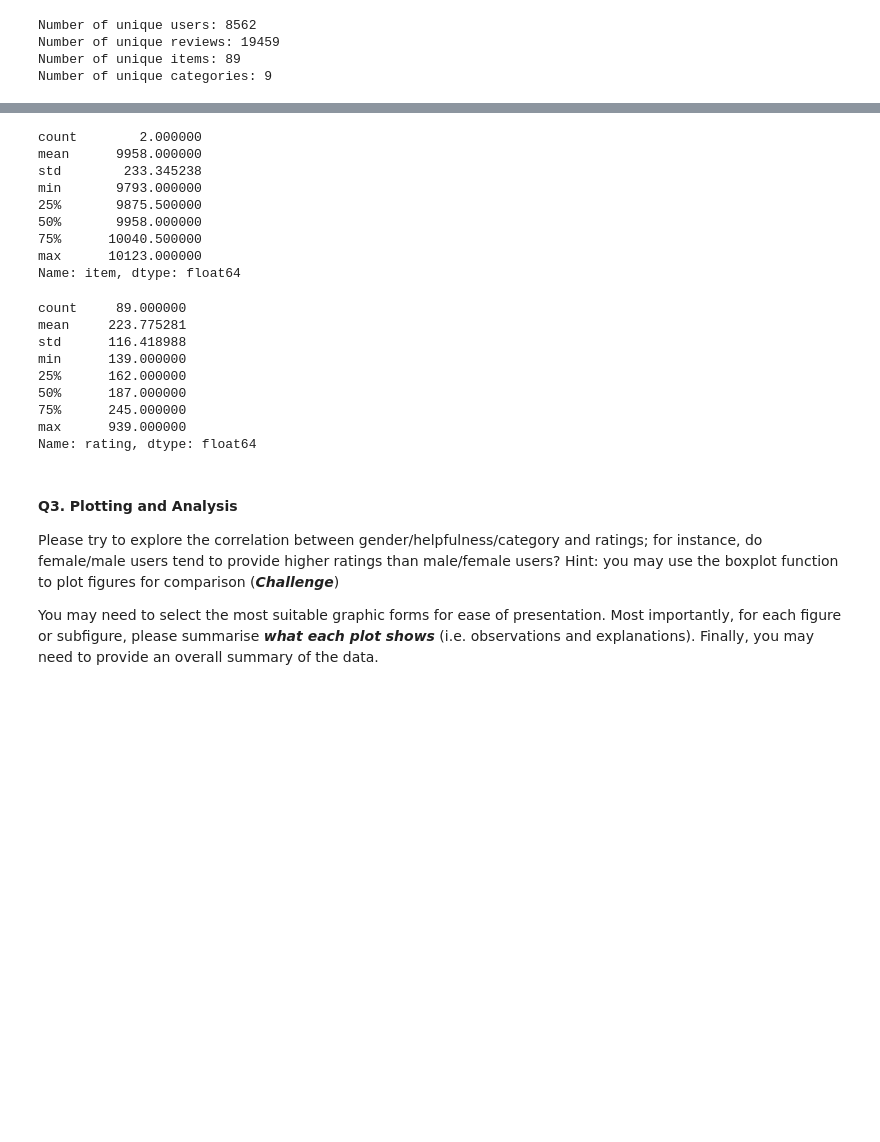
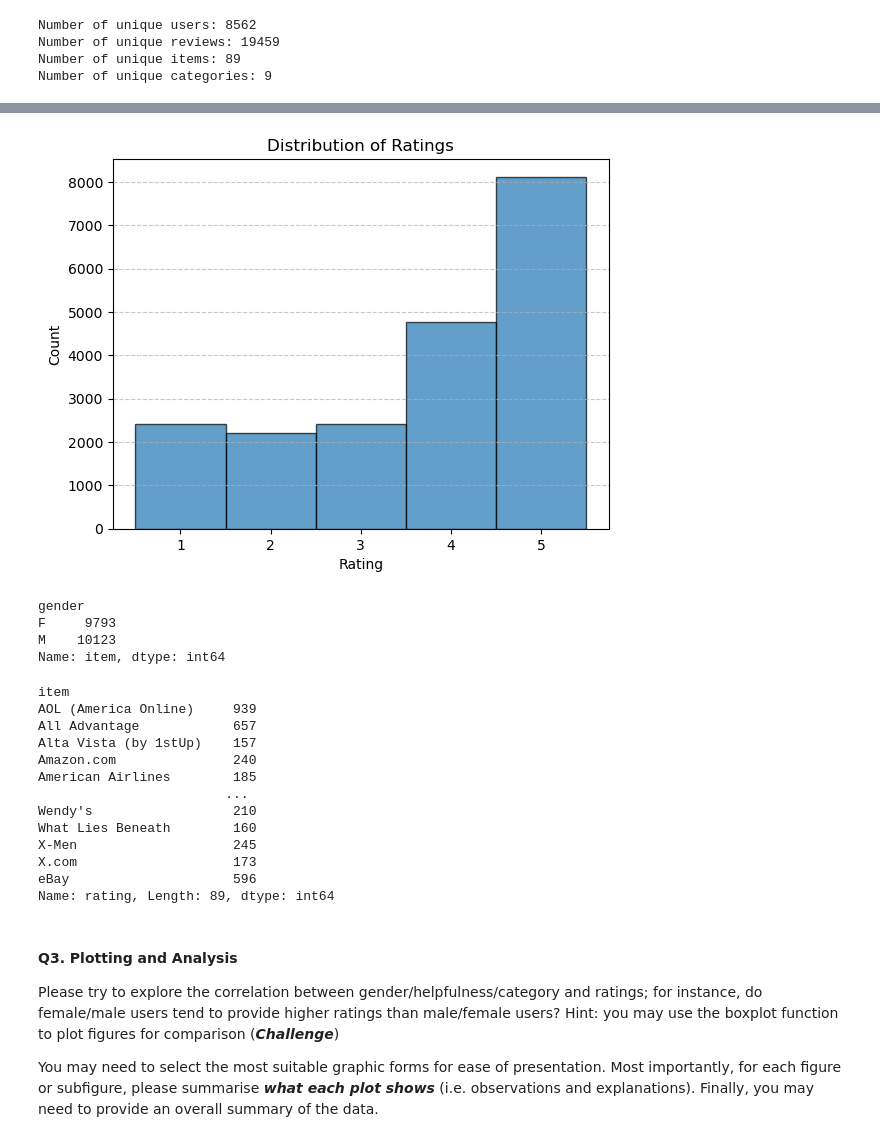
Before and after one commit to TaliaNgo/Data-Analytics-Skills-Porfolio, a Jupyter notebook: Python/e-commerce analysis/analysis_all.ipynb, the cells around one changed output, grey strips where cells are left out. Cells and saved outputs as stored; diff of their text form; code cells hidden in the pictures; blank space fills up the shorter version.

```diff
--- a/Python/e-commerce analysis/analysis_all.ipynb
+++ b/Python/e-commerce analysis/analysis_all.ipynb
@@ -81,30 +123,42 @@ max          5.000000
 Name: rating, dtype: float64
+# %%
+# Plot histogram with bins for each rating (1 to 5)
+plt.hist(ec_clean["rating"], bins=[0.5, 1.5, 2.5, 3.5, 4.5, 5.5], edgecolor='black', alpha=0.7)
+
+plt.xlabel("Rating")
+plt.ylabel("Count")
+plt.title("Distribution of Ratings")
+plt.xticks([1, 2, 3, 4, 5])  # Ensure the x-axis only has integer values
+plt.grid(axis='y', linestyle='--', alpha=0.7)
+
+plt.show()
+# %% [output]
+[figure, added]
 # %%
-## Q2.3 - for the number of items rated by different genders
-ec_clean.groupby("gender")["item"].count().describe()
+## count of items rated, group by gender
+ec_clean.groupby("gender")["item"].count()
 # %% [output]
-count        2.000000
-mean      9958.000000
-std        233.345238
-min       9793.000000
-25%       9875.500000
-50%       9958.000000
-75%      10040.500000
-max      10123.000000
-Name: item, dtype: float64
+gender
+F     9793
+M    10123
+Name: item, dtype: int64
 # %%
-## Q2.4 - for the number of ratings received by each items
-ec_clean.groupby("item")["rating"].count().describe()
+## count of ratings, group by items
+ec_clean.groupby("item")["rating"].count()
 # %% [output]
-count     89.000000
-mean     223.775281
-std      116.418988
-min      139.000000
-25%      162.000000
-50%      187.000000
-75%      245.000000
-max      939.000000
-Name: rating, dtype: float64
+item
+AOL (America Online)     939
+All Advantage            657
+Alta Vista (by 1stUp)    157
+Amazon.com               240
+American Airlines        185
+                        ...
+Wendy's                  210
+What Lies Beneath        160
+X-Men                    245
+X.com                    173
+eBay                     596
+Name: rating, Length: 89, dtype: int64
 # %% [markdown]
 #### Q3. Plotting and Analysis
 
```
Also changed, not shown: parts of 51 cells of this notebook, 6 other files.
